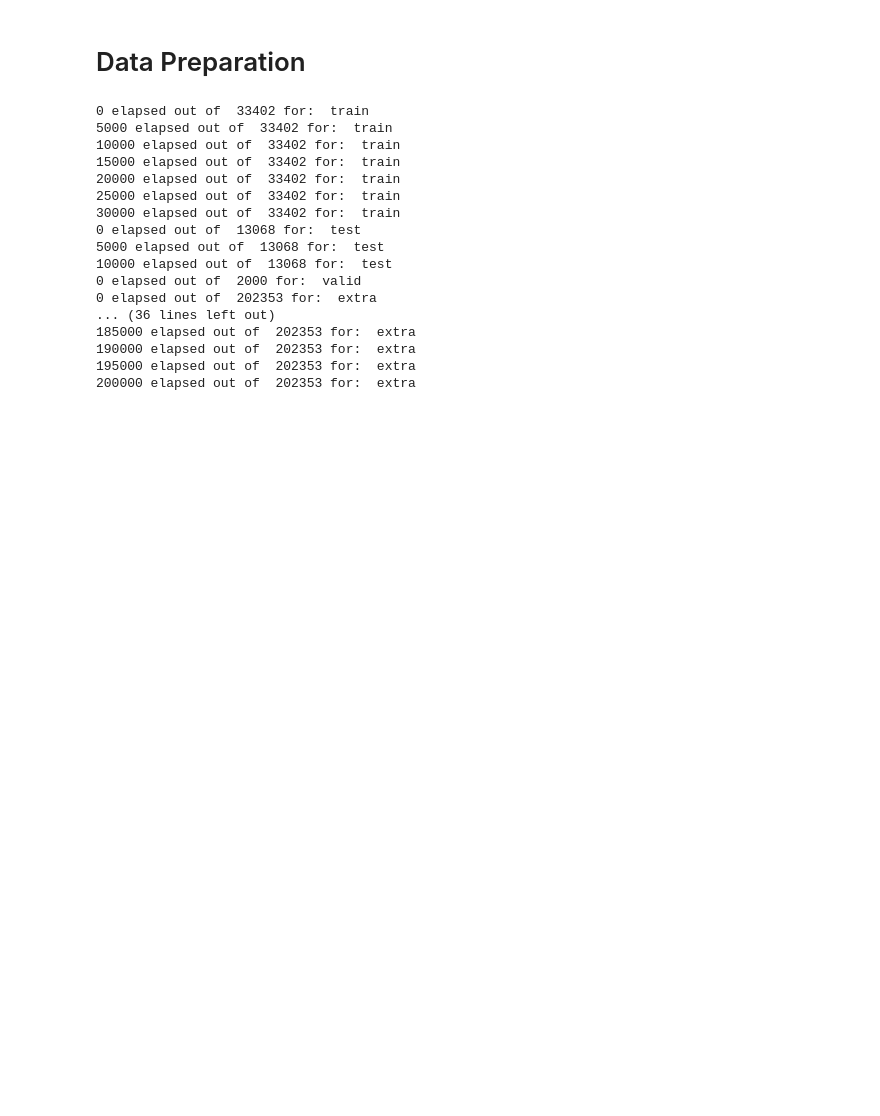
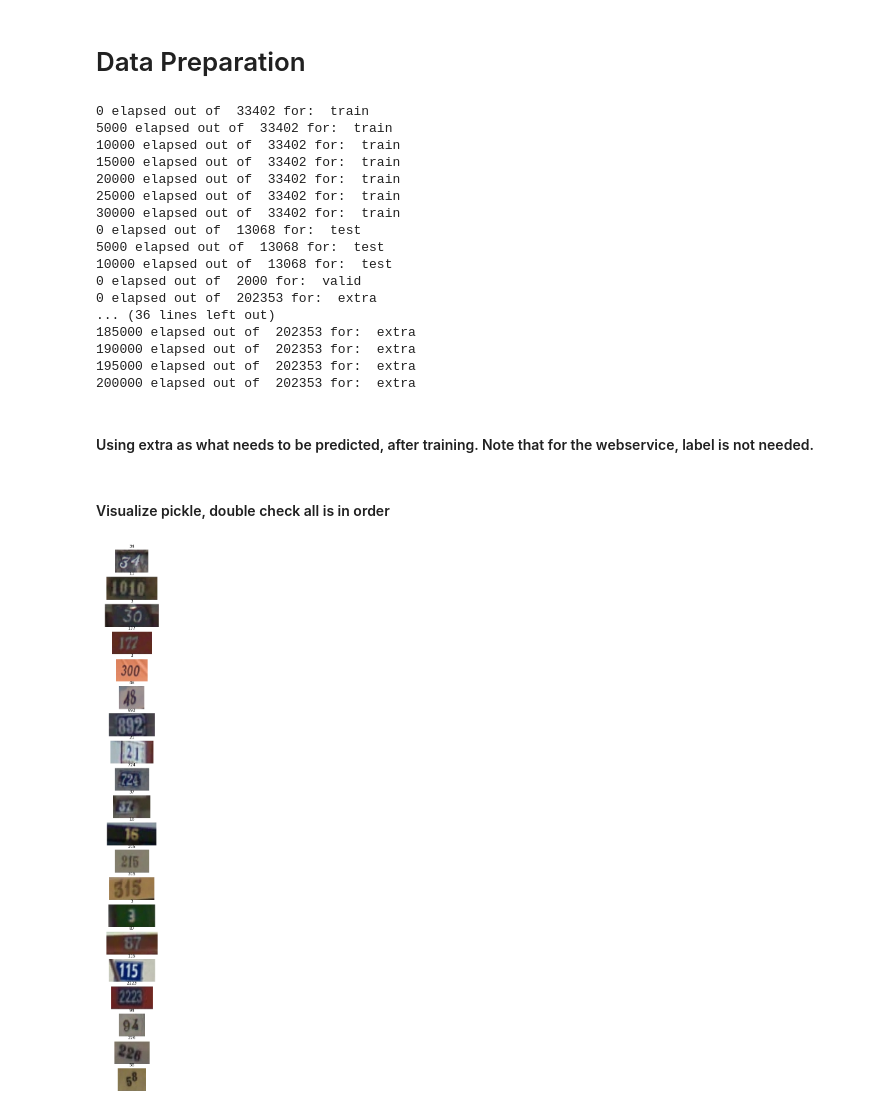
Before and after one commit to ruimaranhao/MLND, a Jupyter notebook: capstone/code/Fetch and Prepare Data.ipynb, the cells around one changed output. Cells and saved outputs as stored; diff of their text form; code cells hidden in the pictures; blank space fills up the shorter version.

```diff
--- a/capstone/code/Fetch and Prepare Data.ipynb
+++ b/capstone/code/Fetch and Prepare Data.ipynb
@@ -170,0 +175,48 @@ except Exception as e:
+# %% [markdown]
+#### Using extra as what needs to be predicted, after training. Note that for the webservice, label is not needed.
+# %%
+try:
+    with open( 'tensorflow_predict_data.pickle', 'wb') as f:
+        pickle.dump({'toPredict': {'data': extraX, 'label': extraY}}, f, pickle.HIGHEST_PROTOCOL)
+except Exception as e:
+    print('Unable to save data to',  'tensorflow_predict_data.pickle', ':', e)
+# %% [markdown]
+#### Visualize pickle, double check all is in order
+# %%
+try:
+    with open('tensorflow_predict_data.pickle', 'rb') as f:
+        dataset = pickle.load(f)
+        imDataset = dataset['toPredict']['data'].reshape(-1, 32, 32, 1)
+        imlabels = dataset['toPredict']['label']
+
+except Exception as e:
+    print('Unable to load data to',  'tensorflow_predict_data.pickle' + '.pickle', ':', e)
+    raise
+# %%
+plt.rcParams['figure.figsize'] = (30.0, 30.0)
+
+nImages = 20
+
+f, ax = plt.subplots(nrows=nImages, ncols=1)
+
+imSamples = []
+
+for i, j in enumerate(np.sort(np.random.randint(0, imlabels.shape[0], size=nImages))):
+
+    filename = str(j + 1) + '.png' #files are offset by 1.
+    fullname = os.path.join('extra', filename)
+
+    im = Image.open(fullname)
+
+    house_num = ''
+    digits = imlabels[j][imlabels[j] < 10].astype(int) #10 is blank; no number.
+    for k in digits:
+        house_num += str(k)
+
+    imSamples.extend([j])
+
+    ax[i].axis('off')
+    ax[i].set_title(house_num, loc='center')
+    ax[i].imshow(im)
+# %% [output]
+[figure, added]
```
Also changed, not shown: parts of 6 cells of this notebook, 1 other file.
